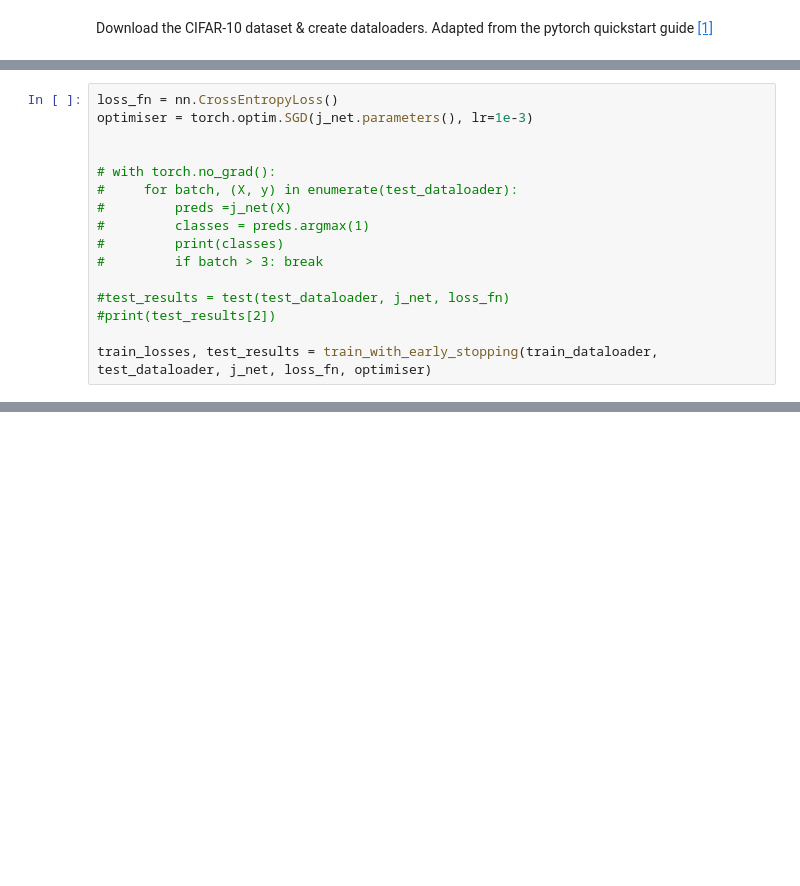
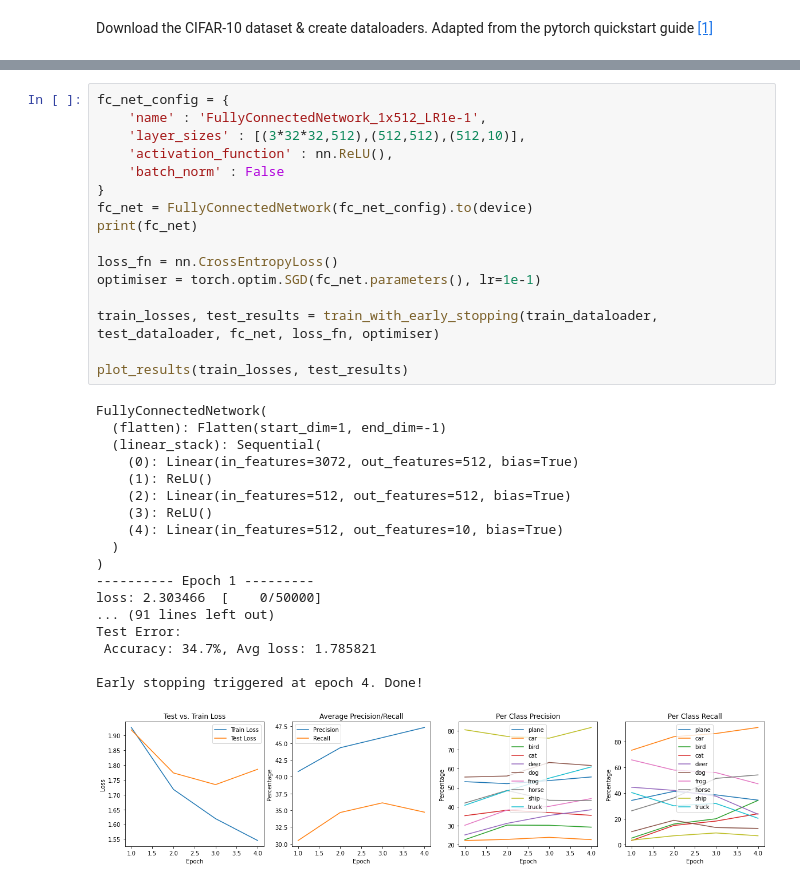
Before and after one commit to cunningham1901/coc102-cw, a Jupyter notebook: cojdc-cw.ipynb, the cells around one changed output, grey strips where cells are left out. Cells and saved outputs as stored; diff of their text form; blank space fills up the shorter version.

```diff
--- a/cojdc-cw.ipynb
+++ b/cojdc-cw.ipynb
@@ -375,16 +32,0 @@ JoeNet(
-# %%
-loss_fn = nn.CrossEntropyLoss()
-optimiser = torch.optim.SGD(j_net.parameters(), lr=1e-3)
-
-
-# with torch.no_grad():
-#     for batch, (X, y) in enumerate(test_dataloader):
-#         preds =j_net(X)
-#         classes = preds.argmax(1)
-#         print(classes)
-#         if batch > 3: break
-
-#test_results = test(test_dataloader, j_net, loss_fn)
-#print(test_results[2])
-
-train_losses, test_results = train_with_early_stopping(train_dataloader, test_dataloader, j_net, loss_fn, optimiser)
@@ -526,0 +435,35 @@ KeyboardInterrupt:
+# %%
+fc_net_config = {
+    'name' : 'FullyConnectedNetwork_1x512_LR1e-1',
+    'layer_sizes' : [(3*32*32,512),(512,512),(512,10)],
+    'activation_function' : nn.ReLU(),
+    'batch_norm' : False
+}
+fc_net = FullyConnectedNetwork(fc_net_config).to(device)
+print(fc_net)
+
+loss_fn = nn.CrossEntropyLoss()
+optimiser = torch.optim.SGD(fc_net.parameters(), lr=1e-1)
+
+train_losses, test_results = train_with_early_stopping(train_dataloader, test_dataloader, fc_net, loss_fn, optimiser)
+
+plot_results(train_losses, test_results)
+# %% [output]
+FullyConnectedNetwork(
+  (flatten): Flatten(start_dim=1, end_dim=-1)
+  (linear_stack): Sequential(
+    (0): Linear(in_features=3072, out_features=512, bias=True)
+    (1): ReLU()
+    (2): Linear(in_features=512, out_features=512, bias=True)
+    (3): ReLU()
+    (4): Linear(in_features=512, out_features=10, bias=True)
+  )
+)
+---------- Epoch 1 ---------
+loss: 2.303466  [    0/50000]
+... (91 lines left out)
+Test Error:
+ Accuracy: 34.7%, Avg loss: 1.785821
+
+Early stopping triggered at epoch 4. Done!
+[figure, added]
```
Also changed, not shown: parts of 52 cells of this notebook.
